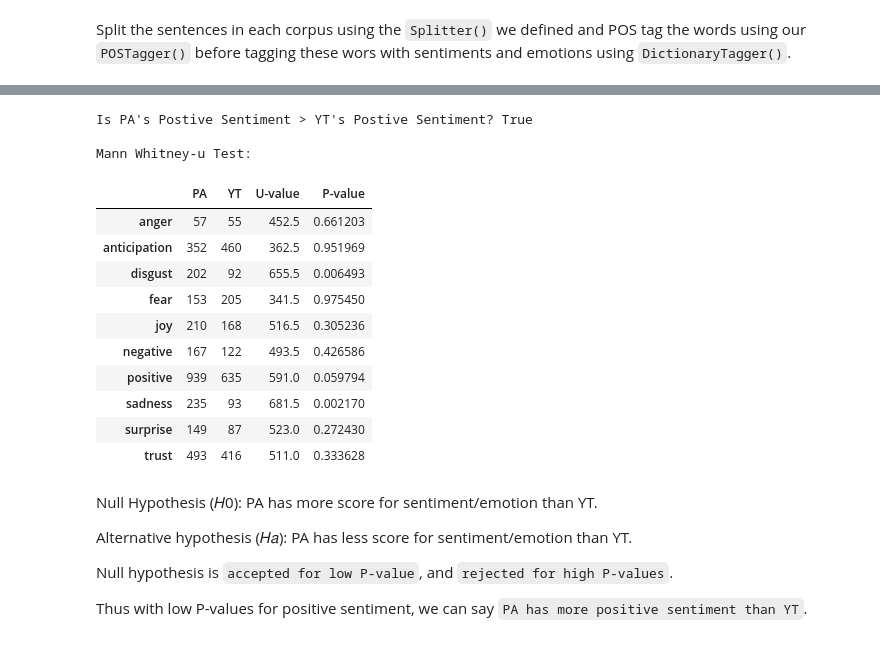
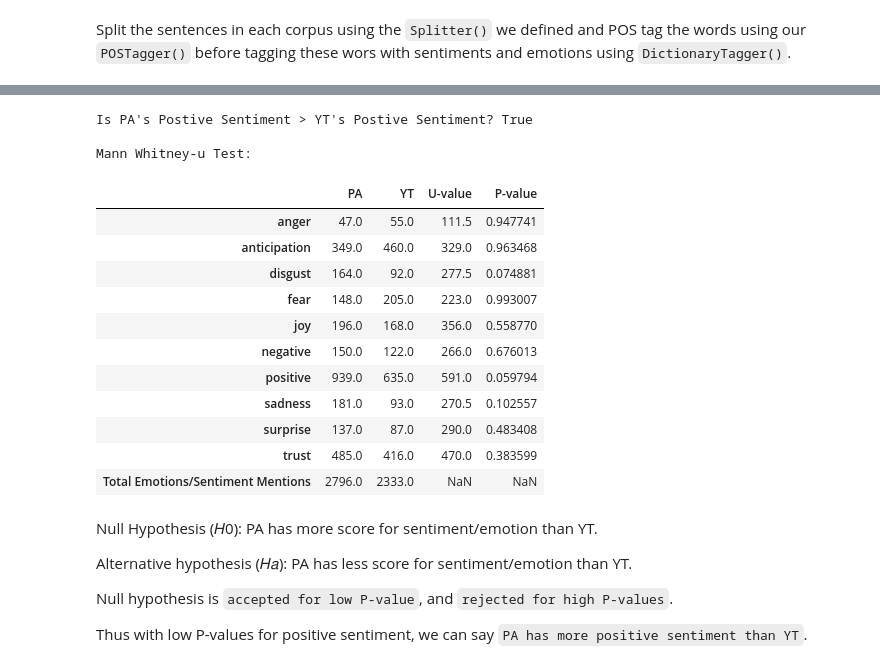
Before and after one commit to dpakpdl/NLP, a Jupyter notebook: Sentiment_analysis.ipynb, the cells around one changed output, grey strips where cells are left out. Drawn from its saved outputs; the diff is of its cells as text; code cells hidden in the pictures.

````diff
--- a/Sentiment_analysis.ipynb
+++ b/Sentiment_analysis.ipynb
@@ -318,21 +320,26 @@ def get_sentiment(sentiment):
     if not isinstance(sentiment, tuple):
         return dict()
     results = dict()
-    results.update({sentiment[0]: sentiment[1]})
+    if sentiment[1]:
+        results.update({sentiment[0]: sentiment[1]})
     return results
 # %% [markdown]
 Aggregate the sentiment score and emotions
 # %%
 def sentiment_score(dict_tagged_sentences):
     emotions = dict()
+    emotions_words_vector = dict()
     for sentence in dict_tagged_sentences:
         for token in sentence:
             for tag in token[2]:
                 value = get_sentiment(tag)
                 if not value:
                     continue
+                old_value = emotions_words_vector.get(tag[0], [])
+                old_value.append(token[0])
+                emotions_words_vector.update({tag[0]: old_value})
                 emotions.update({tag[0]: emotions.get(tag[0], 0) + value.get(tag[0], 0)})
-    return emotions
+    return emotions, emotions_words_vector
 # %% [markdown]
 Split the sentences in each corpus using the ```Splitter()``` we defined and POS tag the words using our ```POSTagger()``` before tagging these wors with sentiments and emotions using ```DictionaryTagger()```.
 # %%
@@ -344,6 +351,10 @@ splitter = Splitter()
 # %%
 pa_sentiment_full = dict()
 yt_sentiment_full = dict()
+
+pa_sentiment_word_vector_full = dict()
+yt_sentiment_word_vector_full = dict()
+
 
 # iterate throught sentences in each participant to find the score for emotions/sentiments
 for participant, pa_sentences in pa_grouped_by_participant.items():
@@ -361,7 +372,7 @@ for participant, pa_sentences in pa_grouped_by_participant.items():
     dict_tagged_sentences = dicttagger.tag(pos_tagged_sentences)
 
     # calculate the scores for each participant in pa
-    pa_sentiment = sentiment_score(dict_tagged_sentences)
+    pa_sentiment, pa_sentiment_word_vector = sentiment_score(dict_tagged_sentences)
 
     # get sentences for that participant from yt corpus
     yt_sentences = yt_grouped_by_participant.get(participant, [])
@@ -381,7 +392,7 @@ for participant, pa_sentences in pa_grouped_by_participant.items():
     dict_tagged_sentences = dicttagger.tag(pos_tagged_sentences)
 
     # calculate the scores for that participant in yt
-    yt_sentiment = sentiment_score(dict_tagged_sentences)
+    yt_sentiment, yt_sentiment_word_vector = sentiment_score(dict_tagged_sentences)
 
     # iterate through each emotion/sentiment to get the final value
     for emotion, score in yt_sentiment.items():
@@ -390,6 +401,14 @@ for participant, pa_sentences in pa_grouped_by_participant.items():
         yt_scores.append(score)
         yt_sentiment_full.update({emotion: yt_scores})
 
+        yt_words = yt_sentiment_word_vector_full.get(emotion, [])
+        yt_words.extend(yt_sentiment_word_vector.get(emotion, []))
+        yt_sentiment_word_vector_full.update({emotion: list(set(yt_words))})
+
+        pa_words = pa_sentiment_word_vector_full.get(emotion, [])
+        pa_words.extend(pa_sentiment_word_vector.get(emotion, []))
+        pa_sentiment_word_vector_full.update({emotion: list(set(pa_words))})
+
         # get scores vector for each emotion/sentiment from each participant in pa
         pa_scores = pa_sentiment_full.get(emotion, [])
         pa_scores.append(pa_sentiment.get(emotion, 0))
@@ -397,24 +454,32 @@ for participant, pa_sentences in pa_grouped_by_participant.items():
 # %%
 print("Is PA's Postive Sentiment > YT's Postive Sentiment? %s\n" % (sum(pa_sentiment_full.get('positive')) > sum(yt_sentiment_full.get('positive'))))
 
 # calculate the MannWhitney-U test
 output = mann_whitney_u_test(pa_sentiment_full, yt_sentiment_full)
-pd.DataFrame.from_dict({(i): output[i] for i in output.keys()}, orient='index')
+
+df = pd.DataFrame.from_dict({i: output[i] for i in output.keys()}, orient='index')
+col_list= list(df)
+col_list.remove('U-value')
+col_list.remove('P-value')
+
+# show table
+df.append(df[col_list].sum().rename('Total Emotions/Sentiment Mentions'))
 # %% [output]
 Is PA's Postive Sentiment > YT's Postive Sentiment? True
 
 Mann Whitney-u Test:
 |  | PA | YT | U-value | P-value |
-| anger | 57 | 55 | 452.5 | 0.661203 |
-| anticipation | 352 | 460 | 362.5 | 0.951969 |
-| disgust | 202 | 92 | 655.5 | 0.006493 |
-| fear | 153 | 205 | 341.5 | 0.975450 |
-| joy | 210 | 168 | 516.5 | 0.305236 |
-| negative | 167 | 122 | 493.5 | 0.426586 |
-| positive | 939 | 635 | 591.0 | 0.059794 |
-| sadness | 235 | 93 | 681.5 | 0.002170 |
-| surprise | 149 | 87 | 523.0 | 0.272430 |
-| trust | 493 | 416 | 511.0 | 0.333628 |
+| anger | 47.0 | 55.0 | 111.5 | 0.947741 |
+| anticipation | 349.0 | 460.0 | 329.0 | 0.963468 |
+| disgust | 164.0 | 92.0 | 277.5 | 0.074881 |
+| fear | 148.0 | 205.0 | 223.0 | 0.993007 |
+| joy | 196.0 | 168.0 | 356.0 | 0.558770 |
+| negative | 150.0 | 122.0 | 266.0 | 0.676013 |
+| positive | 939.0 | 635.0 | 591.0 | 0.059794 |
+| sadness | 181.0 | 93.0 | 270.5 | 0.102557 |
+| surprise | 137.0 | 87.0 | 290.0 | 0.483408 |
+| trust | 485.0 | 416.0 | 470.0 | 0.383599 |
+| Total Emotions/Sentiment Mentions | 2796.0 | 2333.0 | NaN | NaN |
 # %% [markdown]
 Null Hypothesis (𝐻0): PA has more score for sentiment/emotion than YT.
 
````
Also changed, not shown: parts of 18 cells of this notebook, 2 other files.
